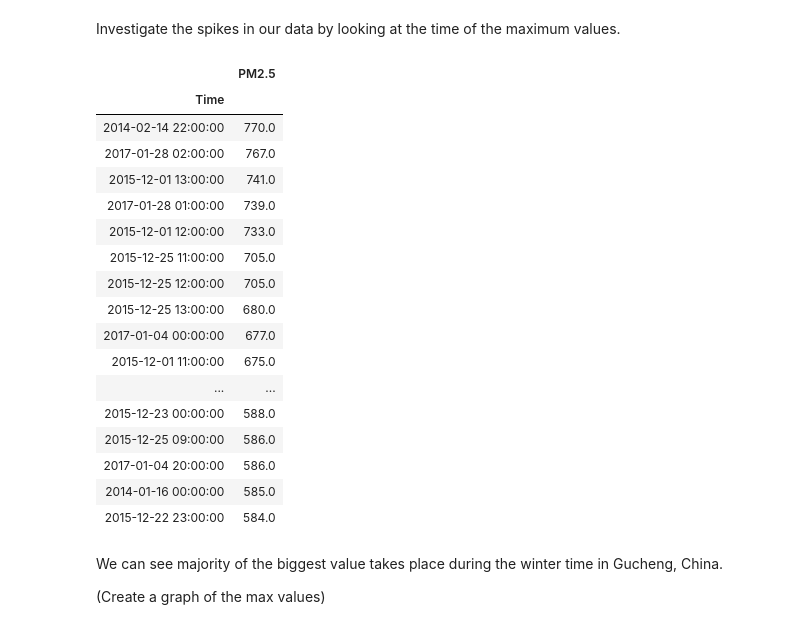
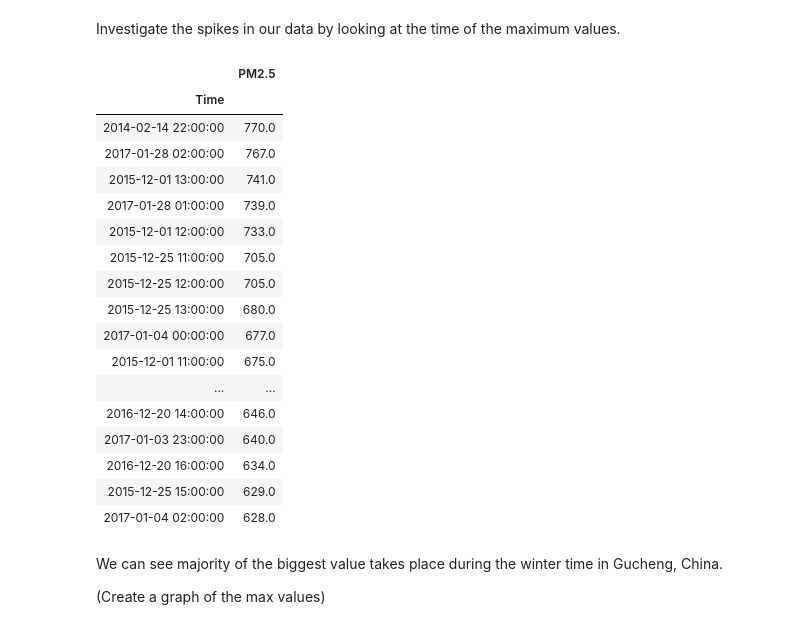
Before and after one commit to andypeng93/Capstone_Project, a Jupyter notebook: Capstone_Project.ipynb, the cells around one changed output. Drawn from its saved outputs; the diff is of its cells as text; code cells hidden in the pictures.

```diff
--- a/Capstone_Project.ipynb
+++ b/Capstone_Project.ipynb
@@ -110,26 +110,26 @@ plt.show()
 # %% [markdown]
 Investigate the spikes in our data by looking at the time of the maximum values.
 # %%
-dataf.sort_values(by = 'PM2.5', ascending = False).head(40)
+dataf.sort_values(by = 'PM2.5', ascending = False).head(20)
 # %% [output]
 |  | PM2.5 |
 | Time |  |
 | 2014-02-14 22:00:00 | 770.0 |
 | 2017-01-28 02:00:00 | 767.0 |
 | 2015-12-01 13:00:00 | 741.0 |
 | 2017-01-28 01:00:00 | 739.0 |
 | 2015-12-01 12:00:00 | 733.0 |
 | 2015-12-25 11:00:00 | 705.0 |
 | 2015-12-25 12:00:00 | 705.0 |
 | 2015-12-25 13:00:00 | 680.0 |
 | 2017-01-04 00:00:00 | 677.0 |
 | 2015-12-01 11:00:00 | 675.0 |
 | ... | ... |
-| 2015-12-23 00:00:00 | 588.0 |
-| 2015-12-25 09:00:00 | 586.0 |
-| 2017-01-04 20:00:00 | 586.0 |
-| 2014-01-16 00:00:00 | 585.0 |
-| 2015-12-22 23:00:00 | 584.0 |
+| 2016-12-20 14:00:00 | 646.0 |
+| 2017-01-03 23:00:00 | 640.0 |
+| 2016-12-20 16:00:00 | 634.0 |
+| 2015-12-25 15:00:00 | 629.0 |
+| 2017-01-04 02:00:00 | 628.0 |
 # %% [markdown]
 We can see majority of the biggest value takes place during the winter time in Gucheng, China.
 
```
Also changed, not shown: parts of 2 cells of this notebook.
